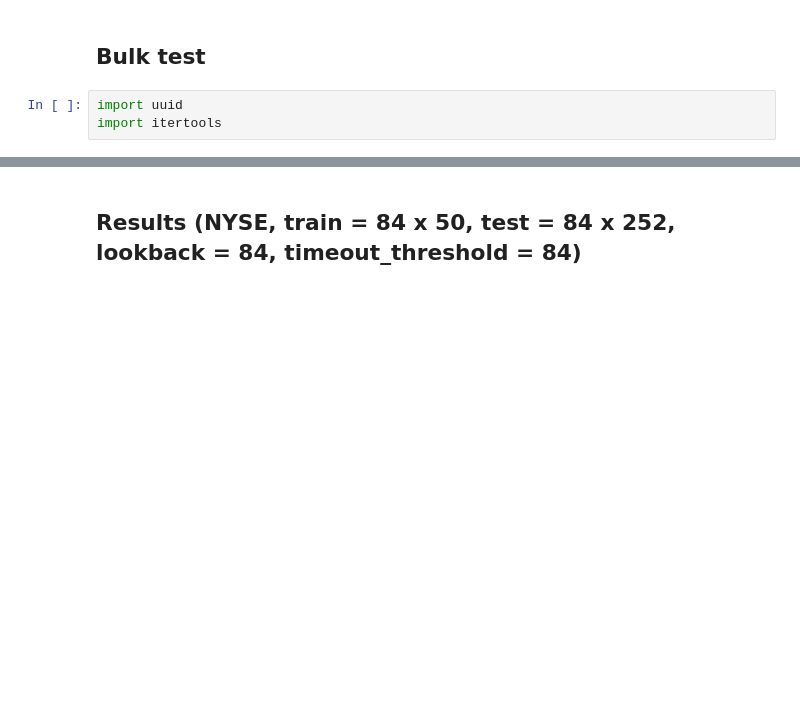
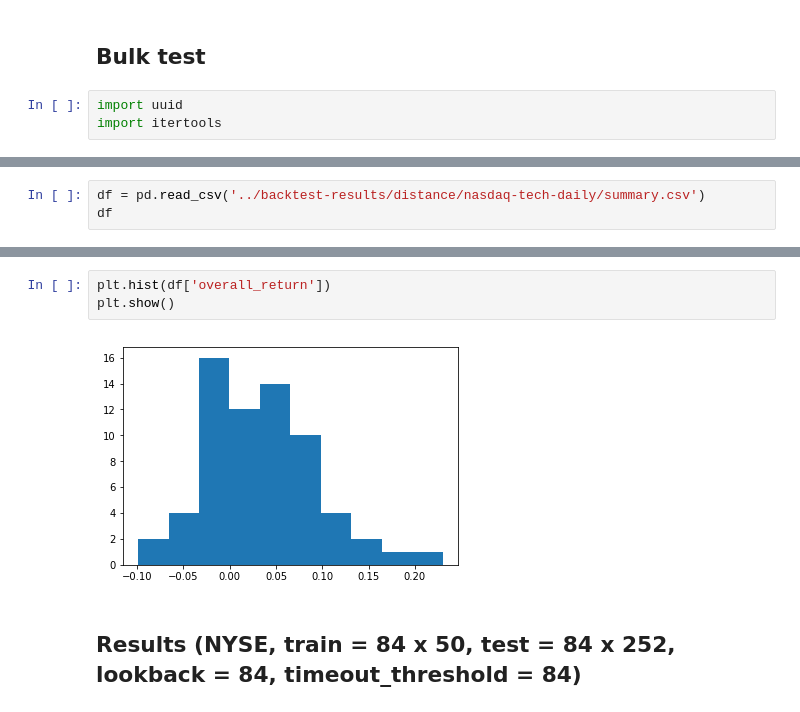
Before and after one commit to wywongbd/pairstrade-fyp-2019, a Jupyter notebook: jupyter-py/5a-Backtest-Distance-Method-Multiple-Pairs.ipynb, the cells around one changed output, grey strips where cells are left out. Drawn from its saved outputs; the diff is of its cells as text; blank space fills up the shorter version.

Commit message:
debugged distance method bulk test

```diff
--- a/jupyter-py/5a-Backtest-Distance-Method-Multiple-Pairs.ipynb
+++ b/jupyter-py/5a-Backtest-Distance-Method-Multiple-Pairs.ipynb
@@ -522,0 +531,3 @@ macro_results
+# %%
+df = pd.read_csv('../backtest-results/distance/nasdaq-tech-daily/summary.csv')
+df
@@ -523,3 +552,8 @@ macro_results
+# %%
+plt.hist(df['overall_return'])
+plt.show()
+# %% [output]
+[figure, added]
 # %% [markdown]
 ## Results (NYSE, train = 84 x 50, test = 84 x 252, lookback = 84, timeout_threshold = 84)
 # %%
```
Also changed, not shown: parts of 12 cells of this notebook, 1 other file.
